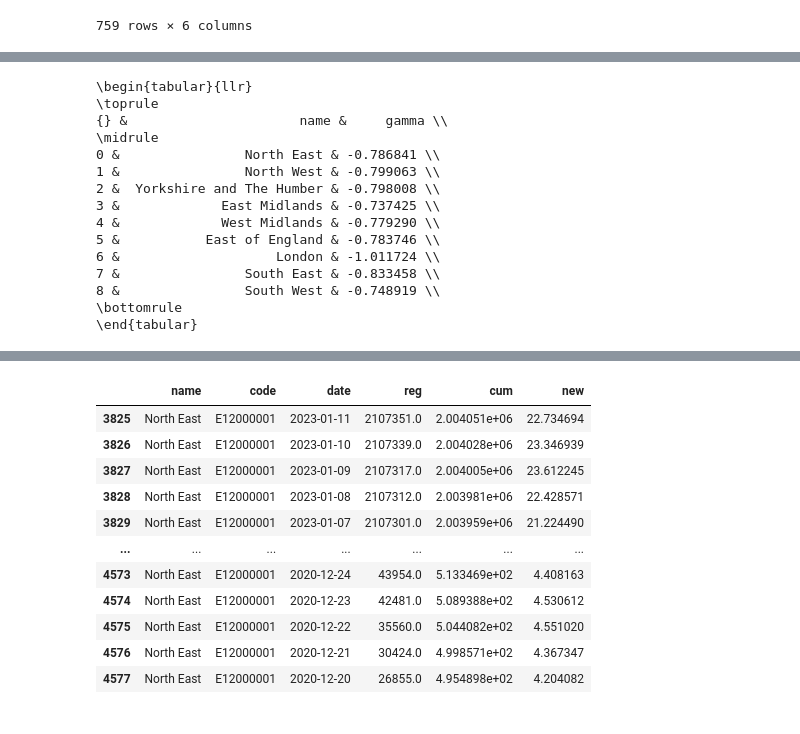
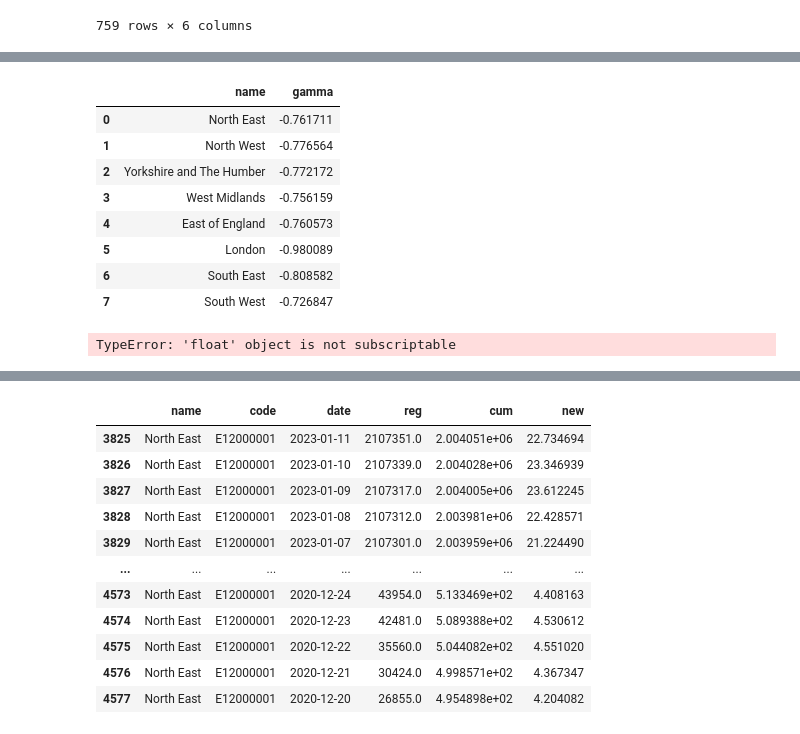
Before and after one commit to icarlous/NetworkForcast, a Jupyter notebook: demo.ipynb, the cells around one changed output, grey strips where cells are left out. Drawn from its saved outputs; the diff is of its cells as text; code cells hidden in the pictures.

```diff
--- a/demo.ipynb
+++ b/demo.ipynb
@@ -338,27 +309,25 @@ print(t)
 # %%
 mns = [regions_name[id] for id in regions_id]
 sc_s = [x for x in sc_sir]
 t = pd.DataFrame({
     'name': mns,
     'gamma': sc_sir
 }).to_latex()
-print(t)
+
+pd.DataFrame({
+    'name': mns,
+    'gamma': sc_sir
+})
 # %% [output]
-\begin{tabular}{llr}
-\toprule
-{} &                      name &     gamma \\
-\midrule
-0 &                North East & -0.786841 \\
-1 &                North West & -0.799063 \\
-2 &  Yorkshire and The Humber & -0.798008 \\
-3 &             East Midlands & -0.737425 \\
-4 &             West Midlands & -0.779290 \\
-5 &           East of England & -0.783746 \\
-6 &                    London & -1.011724 \\
-7 &                South East & -0.833458 \\
-8 &                South West & -0.748919 \\
-\bottomrule
-\end{tabular}
+|  | name | gamma |
+| 0 | North East | -0.761711 |
+| 1 | North West | -0.776564 |
+| 2 | Yorkshire and The Humber | -0.772172 |
+| 3 | West Midlands | -0.756159 |
+| 4 | East of England | -0.760573 |
+| 5 | London | -0.980089 |
+| 6 | South East | -0.808582 |
+| 7 | South West | -0.726847 |
 # %%
 mns = [regions_name[id] for id in regions_id]
 gamma_ = [x[0][0] for x in gammas]
@@ -367,3 +336,10 @@ t = pd.DataFrame({
     'name': mns,
     'gamma': gamma_
 }).to_latex()
+
+pd.DataFrame({
+    'name': mns,
+    'gamma': gamma_
+})
+# %% [output]
+TypeError: 'float' object is not subscriptable
```
Also changed, not shown: parts of 7 cells of this notebook, 4 other files.
